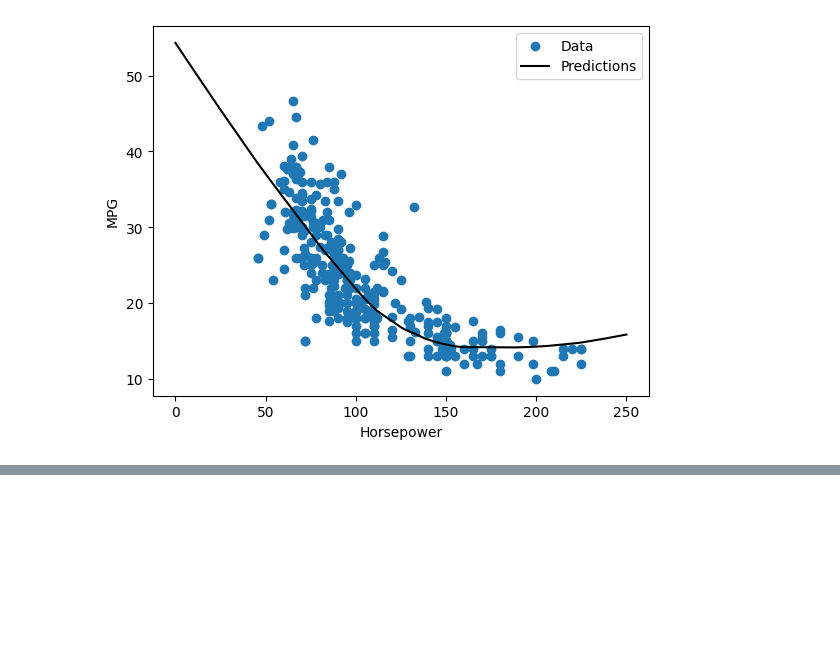
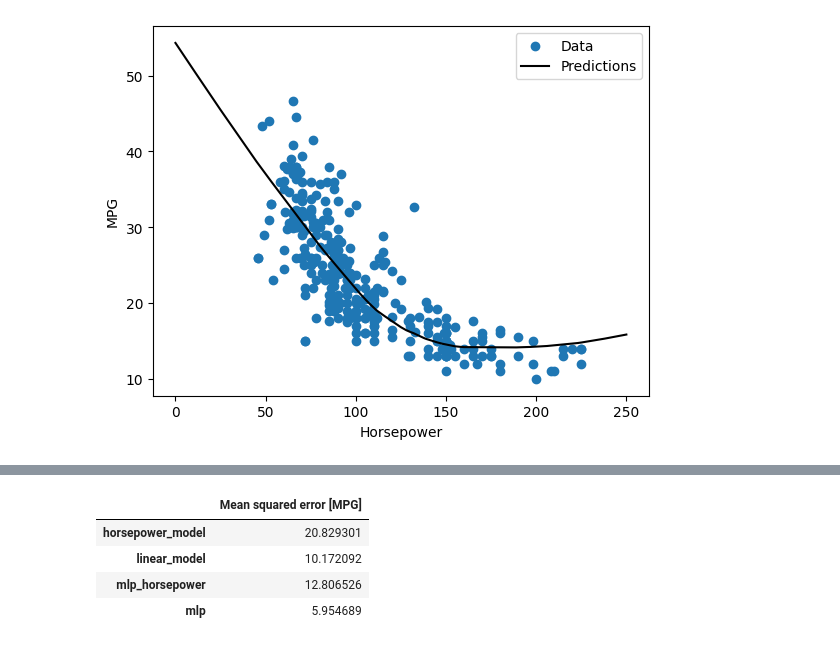
Before and after one commit to classroom-fundamentos-de-analitica/taller-presencial-11-regresion-basica-RogerVeraL, a Jupyter notebook: notebook.ipynb, the cells around one changed output, grey strips where cells are left out. Saved outputs shown, nothing was run; the diff lists cells and outputs as text; code cells hidden in the pictures; blank space fills up the shorter version.

```diff
--- a/notebook.ipynb
+++ b/notebook.ipynb
@@ -433,0 +471,15 @@ plot_horsepower(x, y)
+# %%
+test_results["mlp"] = mean_squared_error(
+    y_true=test_labels,
+    y_pred=test_predictions,
+)
+# %%
+# Comparación de modelos
+
+pd.DataFrame(test_results, index=["Mean squared error [MPG]"]).T
+# %% [output]
+|  | Mean squared error [MPG] |
+| horsepower_model | 20.829301 |
+| linear_model | 10.172092 |
+| mlp_horsepower | 12.806526 |
+| mlp | 5.954689 |
```
Also changed, not shown: parts of 4 cells of this notebook.
